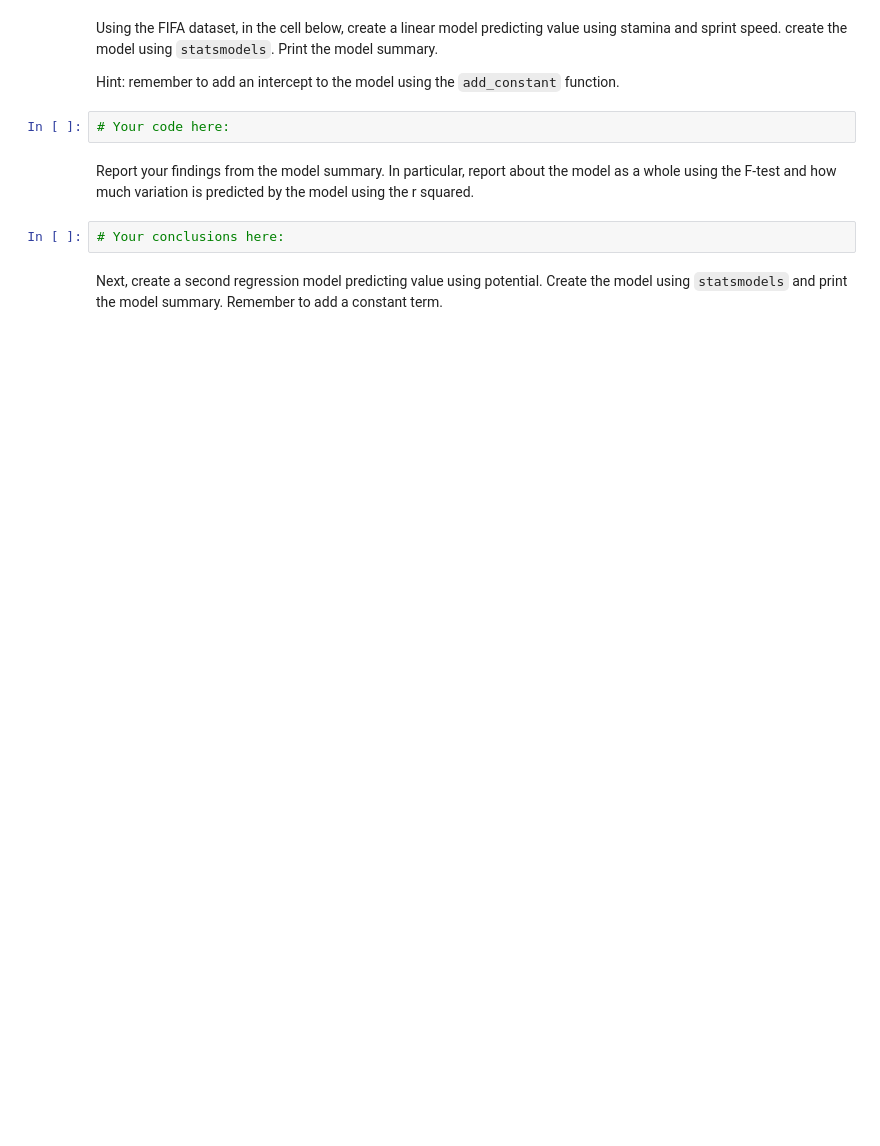
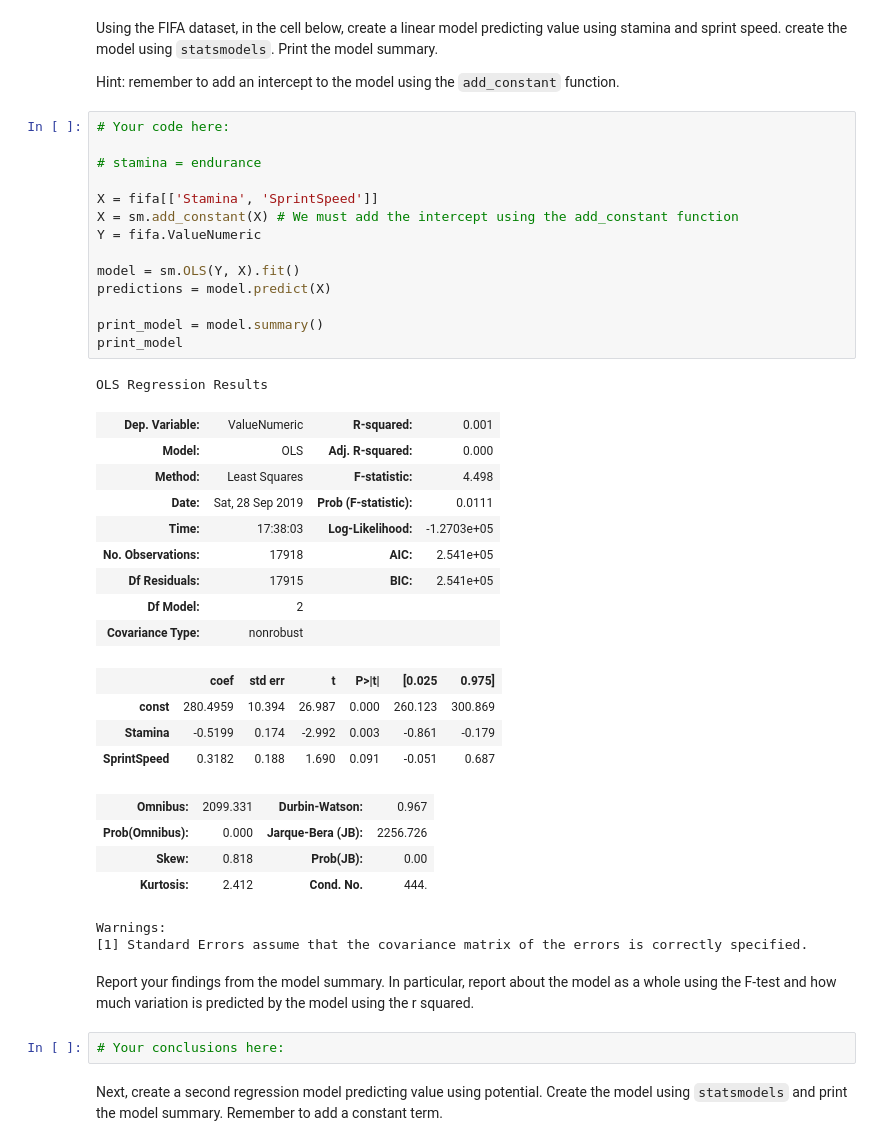
Before and after one commit to Laura-Foulon/data-labs, a Jupyter notebook: module-2/lab-correlation-tests-with-scipy/your-code/main.ipynb, the cells around one changed output. Drawn from its saved outputs; the diff is of its cells as text; blank space fills up the shorter version.

```diff
--- a/module-2/lab-correlation-tests-with-scipy/your-code/main.ipynb
+++ b/module-2/lab-correlation-tests-with-scipy/your-code/main.ipynb
@@ -52,8 +127,41 @@ We'll start by ensuring there are no missing values. Examine all variables for a
 Using the FIFA dataset, in the cell below, create a linear model predicting value using stamina and sprint speed. create the model using `statsmodels`. Print the model summary.
 
 Hint: remember to add an intercept to the model using the `add_constant` function.
-# %%
-# Your code here:
+# %%
+# Your code here:
+
+# stamina = endurance
+
+X = fifa[['Stamina', 'SprintSpeed']]
+X = sm.add_constant(X) # We must add the intercept using the add_constant function
+Y = fifa.ValueNumeric
+
+model = sm.OLS(Y, X).fit()
+predictions = model.predict(X)
+
+print_model = model.summary()
+print_model
+# %% [output]
+OLS Regression Results
+| Dep. Variable: | ValueNumeric | R-squared: | 0.001 |
+| Model: | OLS | Adj. R-squared: | 0.000 |
+| Method: | Least Squares | F-statistic: | 4.498 |
+| Date: | Sat, 28 Sep 2019 | Prob (F-statistic): | 0.0111 |
+| Time: | 17:38:03 | Log-Likelihood: | -1.2703e+05 |
+| No. Observations: | 17918 | AIC: | 2.541e+05 |
+| Df Residuals: | 17915 | BIC: | 2.541e+05 |
+| Df Model: | 2 |  |  |
+| Covariance Type: | nonrobust |  |  |
+|  | coef | std err | t | P>|t| | [0.025 | 0.975] |
+| const | 280.4959 | 10.394 | 26.987 | 0.000 | 260.123 | 300.869 |
+| Stamina | -0.5199 | 0.174 | -2.992 | 0.003 | -0.861 | -0.179 |
+| SprintSpeed | 0.3182 | 0.188 | 1.690 | 0.091 | -0.051 | 0.687 |
+| Omnibus: | 2099.331 | Durbin-Watson: | 0.967 |
+| Prob(Omnibus): | 0.000 | Jarque-Bera (JB): | 2256.726 |
+| Skew: | 0.818 | Prob(JB): | 0.00 |
+| Kurtosis: | 2.412 | Cond. No. | 444. |
+Warnings:
+[1] Standard Errors assume that the covariance matrix of the errors is correctly specified.
 # %% [markdown]
 Report your findings from the model summary. In particular, report about the model as a whole using the F-test and how much variation is predicted by the model using the r squared.
 # %%
```
Also changed, not shown: parts of 19 cells of this notebook, 2 other files.
